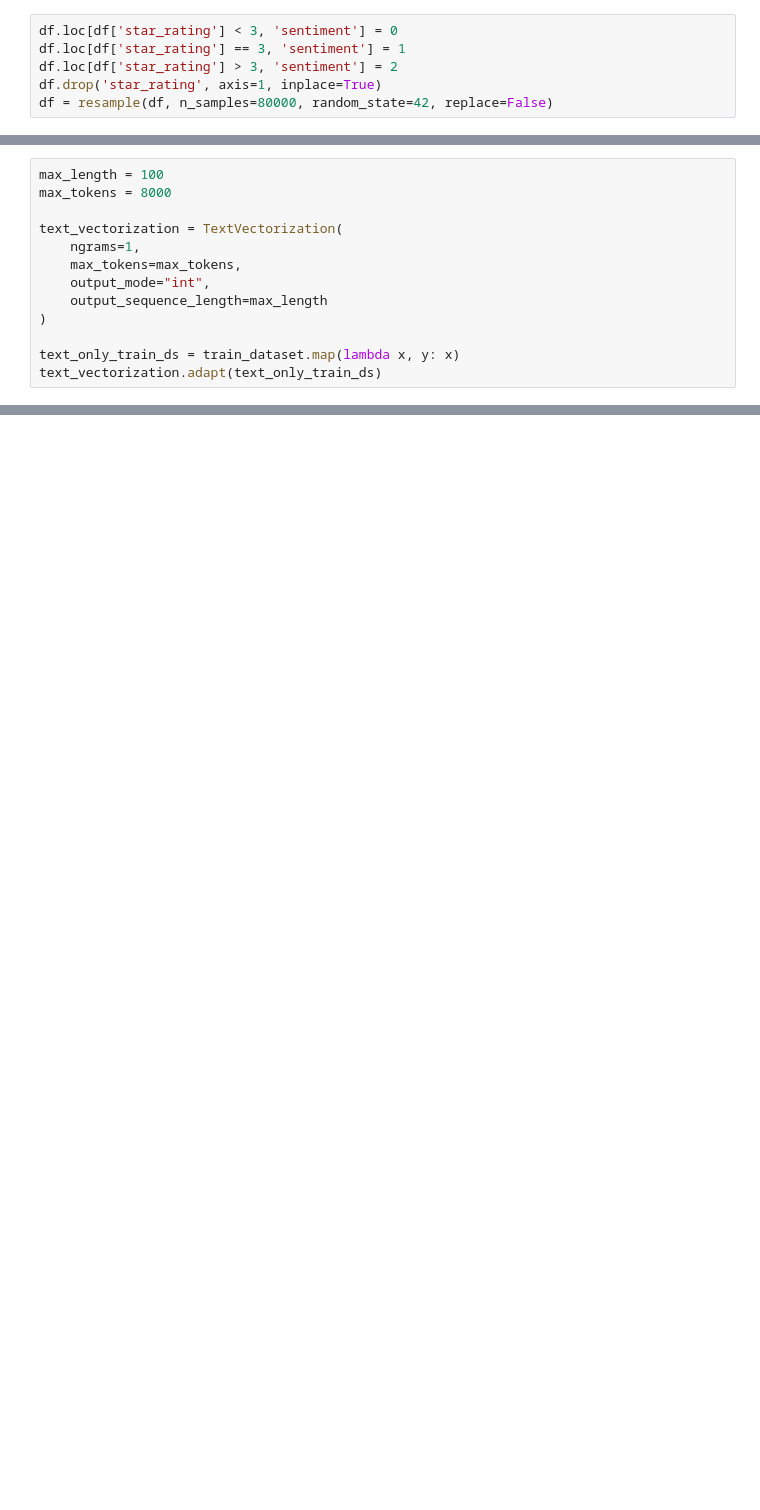
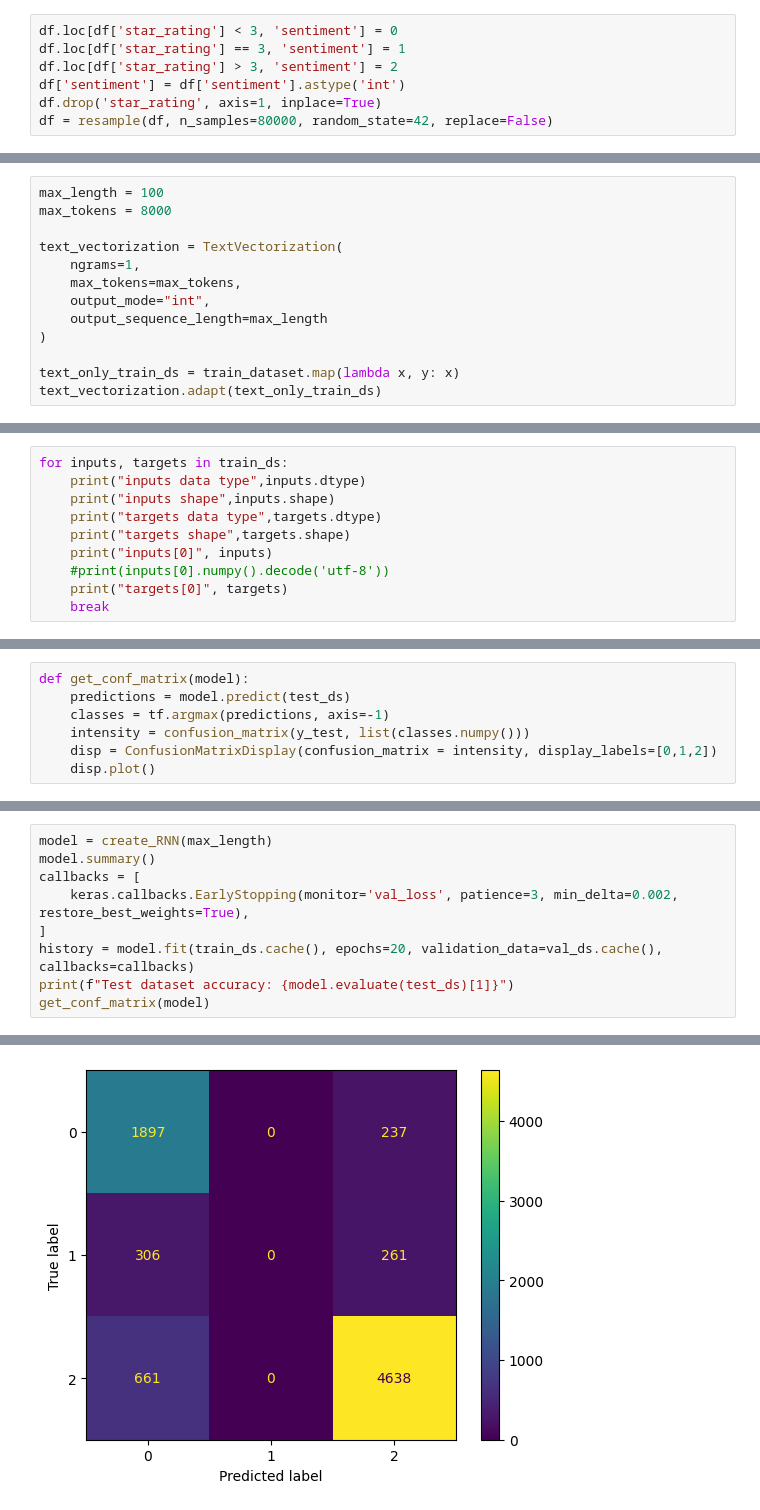
Before and after one commit to balooooooooo/bean-classification, a Jupyter notebook: text_classification.ipynb, the cells around one changed output, grey strips where cells are left out. Saved outputs shown, nothing was run; the diff lists cells and outputs as text; blank space fills up the shorter version.

Commit message:
a lot of shit models

```diff
--- a/text_classification.ipynb
+++ b/text_classification.ipynb
@@ -93,6 +107,7 @@ df
 df.loc[df['star_rating'] < 3, 'sentiment'] = 0
 df.loc[df['star_rating'] == 3, 'sentiment'] = 1
 df.loc[df['star_rating'] > 3, 'sentiment'] = 2
+df['sentiment'] = df['sentiment'].astype('int')
 df.drop('star_rating', axis=1, inplace=True)
 df = resample(df, n_samples=80000, random_state=42, replace=False)
 # %%
@@ -273,0 +234,10 @@ INFO:tensorflow:Assets written to: ann8.tf/assets
+# %%
+for inputs, targets in train_ds:
+    print("inputs data type",inputs.dtype)
+    print("inputs shape",inputs.shape)
+    print("targets data type",targets.dtype)
+    print("targets shape",targets.shape)
+    print("inputs[0]", inputs)
+    #print(inputs[0].numpy().decode('utf-8'))
+    print("targets[0]", targets)
+    break
@@ -273,0 +278,7 @@ INFO:tensorflow:Assets written to: ann8.tf/assets
+# %%
+def get_conf_matrix(model):
+    predictions = model.predict(test_ds)
+    classes = tf.argmax(predictions, axis=-1)
+    intensity = confusion_matrix(y_test, list(classes.numpy()))
+    disp = ConfusionMatrixDisplay(confusion_matrix = intensity, display_labels=[0,1,2])
+    disp.plot()
@@ -273,0 +333,10 @@ INFO:tensorflow:Assets written to: ann8.tf/assets
+# %%
+model = create_RNN(max_length)
+model.summary()
+callbacks = [
+    keras.callbacks.EarlyStopping(monitor='val_loss', patience=3, min_delta=0.002, restore_best_weights=True),
+]
+history = model.fit(train_ds.cache(), epochs=20, validation_data=val_ds.cache(), callbacks=callbacks)
+print(f"Test dataset accuracy: {model.evaluate(test_ds)[1]}")
+get_conf_matrix(model)
+# %% [output]
@@ -273,0 +385 @@ INFO:tensorflow:Assets written to: ann8.tf/assets
+[figure, added]
```
Also changed, not shown: parts of 27 cells of this notebook.
